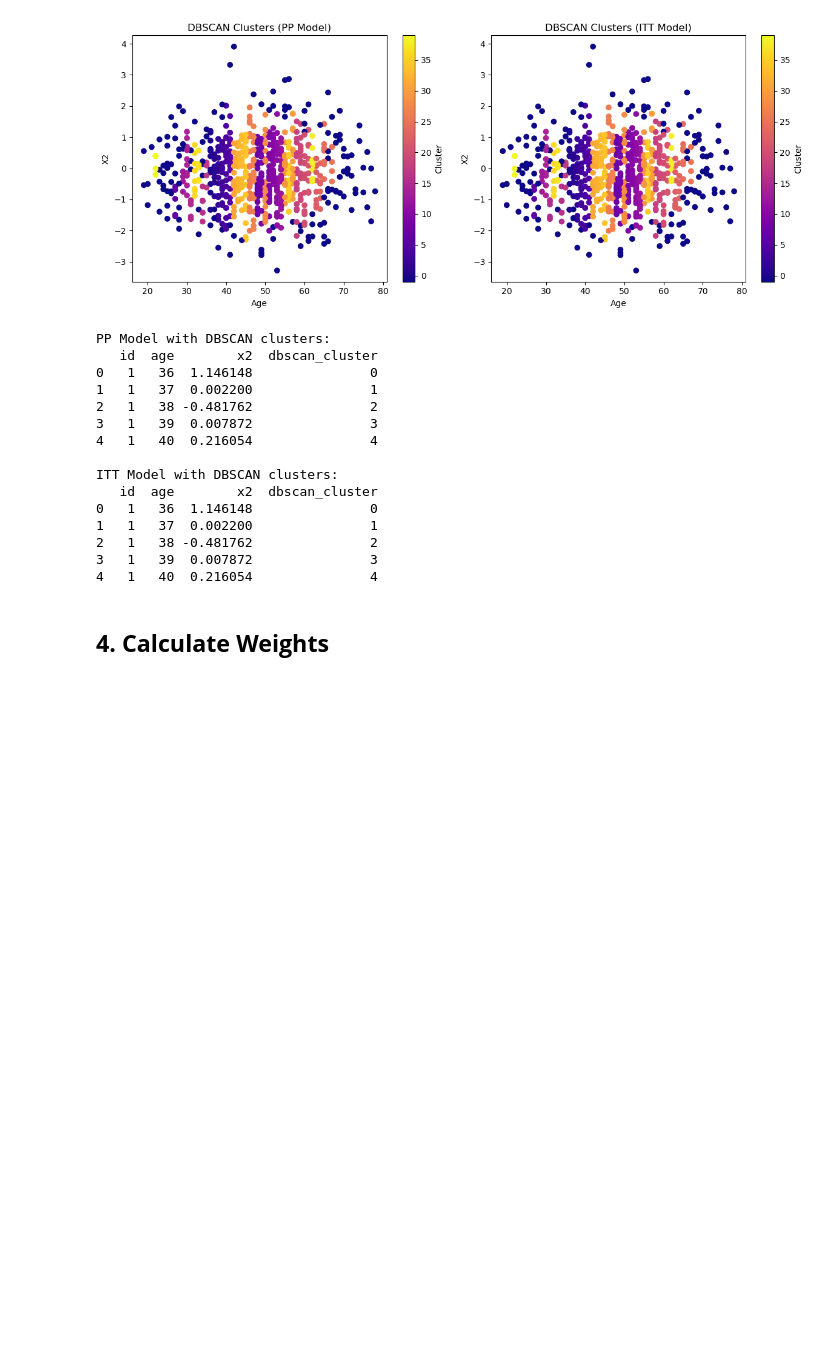
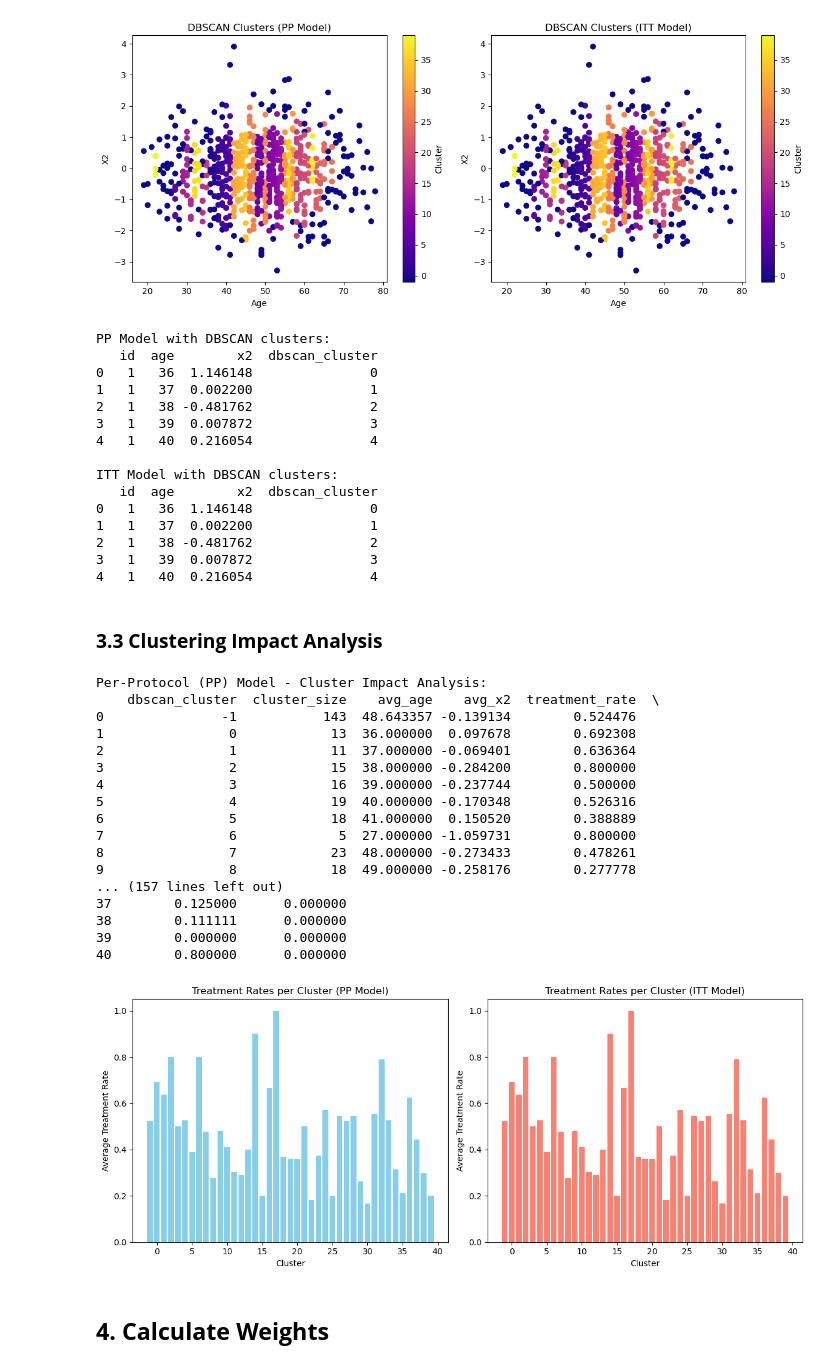
Before and after one commit to hsznzz/TTE, a Jupyter notebook: TTE-v2.ipynb, the cells around one changed output. Drawn from its saved outputs; the diff is of its cells as text; code cells hidden in the pictures; blank space fills up the shorter version.

```diff
--- a/TTE-v2.ipynb
+++ b/TTE-v2.ipynb
@@ -374,6 +371,78 @@ ITT Model with DBSCAN clusters:
 2   1   38 -0.481762               2
 3   1   39  0.007872               3
 4   1   40  0.216054               4
+# %% [markdown]
+### **3.3 Clustering Impact Analysis**
+# %%
+# Function to analyze cluster impact on key trial variables
+def clustering_impact_analysis(data, cluster_col='dbscan_cluster', top_n=5):
+    """
+    Analyzes the impact of clustering on treatment, censoring, and outcomes.
+
+    Parameters:
+        data (DataFrame): The dataset containing clusters and key variables.
+        cluster_col (str): The column name representing cluster labels.
+
+    Returns:
+        DataFrame: Summary statistics for each cluster.
+    """
+    cluster_summary = data.groupby(cluster_col).agg(
+        cluster_size=('id', 'count'),
+        avg_age=('age', 'mean'),
+        avg_x2=('x2', 'mean'),
+        treatment_rate=('treatment', 'mean'),
+        censoring_rate=('censored', 'mean'),
+        outcome_rate=('outcome', 'mean')
+    ).reset_index()
+
+    return cluster_summary
+
+# Perform clustering impact analysis for PP and ITT models
+pp_cluster_impact = clustering_impact_analysis(trial_pp['data'])
+itt_cluster_impact = clustering_impact_analysis(trial_itt['data'])
+
+print("Per-Protocol (PP) Model - Cluster Impact Analysis:")
+print(pp_cluster_impact)
+
+print("\nIntention-to-Treat (ITT) Model - Cluster Impact Analysis:")
+print(itt_cluster_impact)
+
+# Visualizing the cluster impacts
+plt.figure(figsize=(12, 5))
+
+plt.subplot(1, 2, 1)
+plt.bar(pp_cluster_impact['dbscan_cluster'], pp_cluster_impact['treatment_rate'], color='skyblue')
+plt.title('Treatment Rates per Cluster (PP Model)')
+plt.xlabel('Cluster')
+plt.ylabel('Average Treatment Rate')
+
+plt.subplot(1, 2, 2)
+plt.bar(itt_cluster_impact['dbscan_cluster'], itt_cluster_impact['treatment_rate'], color='salmon')
+plt.title('Treatment Rates per Cluster (ITT Model)')
+plt.xlabel('Cluster')
+plt.ylabel('Average Treatment Rate')
+
+plt.tight_layout()
+plt.show()
+# %% [output]
+Per-Protocol (PP) Model - Cluster Impact Analysis:
+    dbscan_cluster  cluster_size    avg_age    avg_x2  treatment_rate  \
+0               -1           143  48.643357 -0.139134        0.524476
+1                0            13  36.000000  0.097678        0.692308
+2                1            11  37.000000 -0.069401        0.636364
+3                2            15  38.000000 -0.284200        0.800000
+4                3            16  39.000000 -0.237744        0.500000
+5                4            19  40.000000 -0.170348        0.526316
+6                5            18  41.000000  0.150520        0.388889
+7                6             5  27.000000 -1.059731        0.800000
+8                7            23  48.000000 -0.273433        0.478261
+9                8            18  49.000000 -0.258176        0.277778
+... (157 lines left out)
+37        0.125000      0.000000
+38        0.111111      0.000000
+39        0.000000      0.000000
+40        0.800000      0.000000
+[figure, added]
 # %% [markdown]
 ## **4. Calculate Weights**
 # %% [markdown]
```
Also changed, not shown: parts of 4 cells of this notebook.
